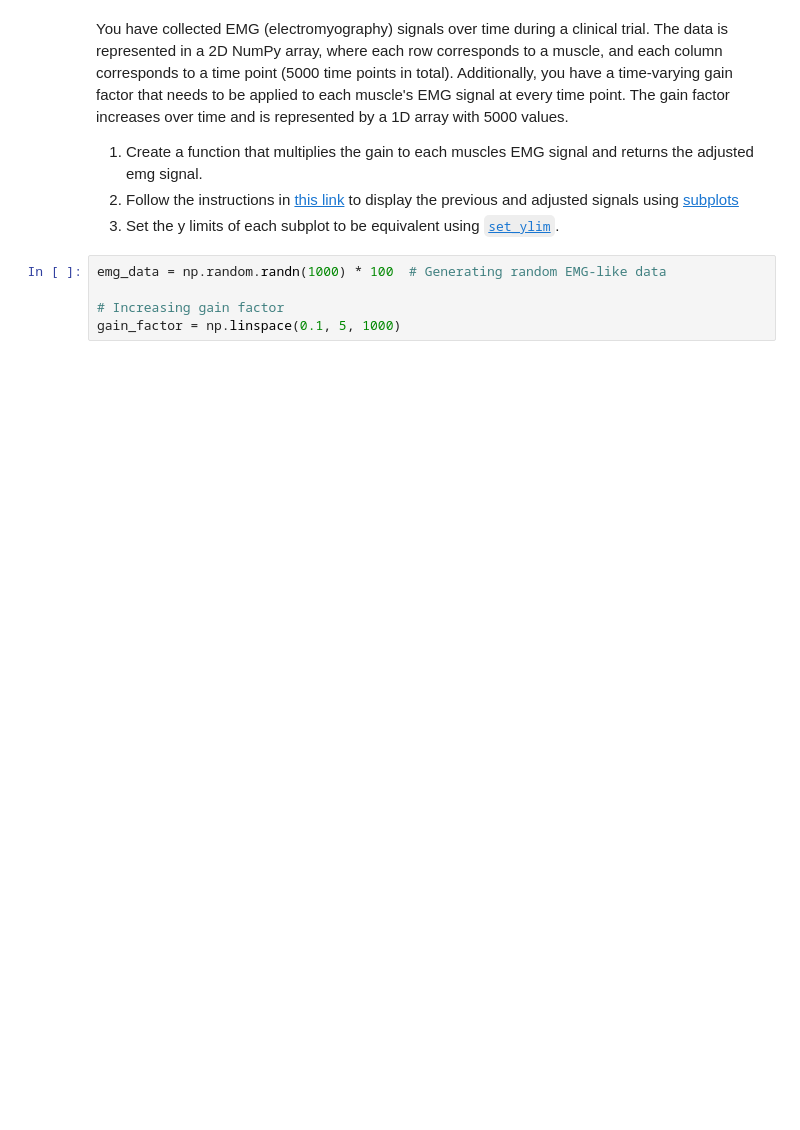
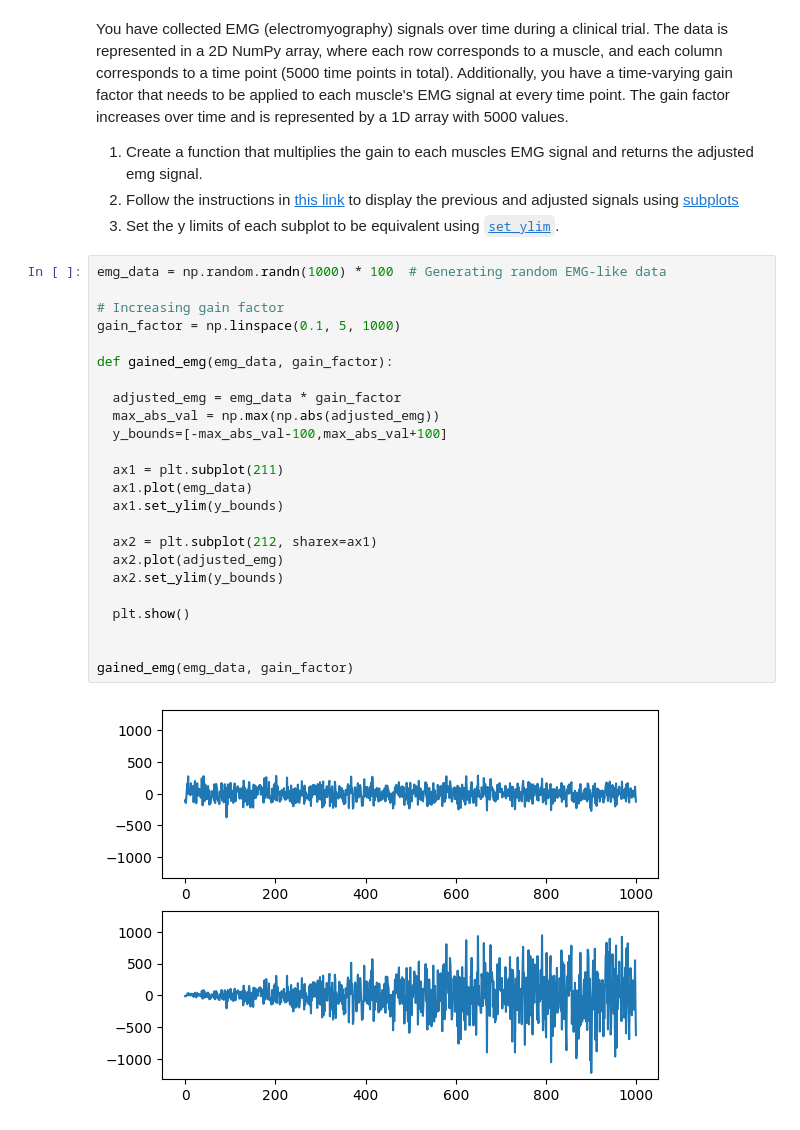
Before and after one commit to jwalker2124/bme3053c, a Jupyter notebook: lessons-solved/03_Matplotlib_and_Numpy.ipynb, the cells around one changed output. Saved outputs shown, nothing was run; the diff lists cells and outputs as text; blank space fills up the shorter version.

```diff
--- a/lessons-solved/03_Matplotlib_and_Numpy.ipynb
+++ b/lessons-solved/03_Matplotlib_and_Numpy.ipynb
@@ -182,5 +211,26 @@ You have collected EMG (electromyography) signals over time during a clinical tr
 # %%
 emg_data = np.random.randn(1000) * 100  # Generating random EMG-like data
 
 # Increasing gain factor
 gain_factor = np.linspace(0.1, 5, 1000)
+
+def gained_emg(emg_data, gain_factor):
+
+  adjusted_emg = emg_data * gain_factor
+  max_abs_val = np.max(np.abs(adjusted_emg))
+  y_bounds=[-max_abs_val-100,max_abs_val+100]
+
+  ax1 = plt.subplot(211)
+  ax1.plot(emg_data)
+  ax1.set_ylim(y_bounds)
+
+  ax2 = plt.subplot(212, sharex=ax1)
+  ax2.plot(adjusted_emg)
+  ax2.set_ylim(y_bounds)
+
+  plt.show()
+
+
+gained_emg(emg_data, gain_factor)
+# %% [output]
+[figure, added]
```
Also changed, not shown: parts of 8 cells of this notebook.
